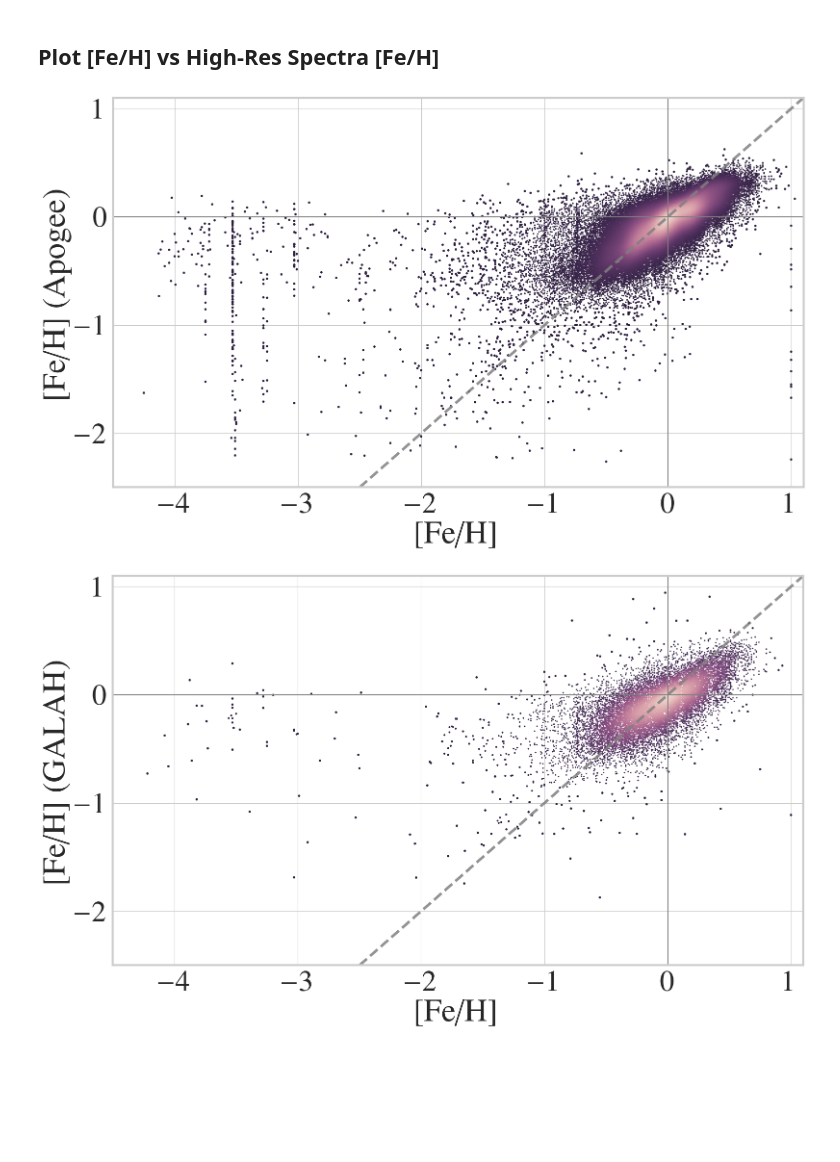
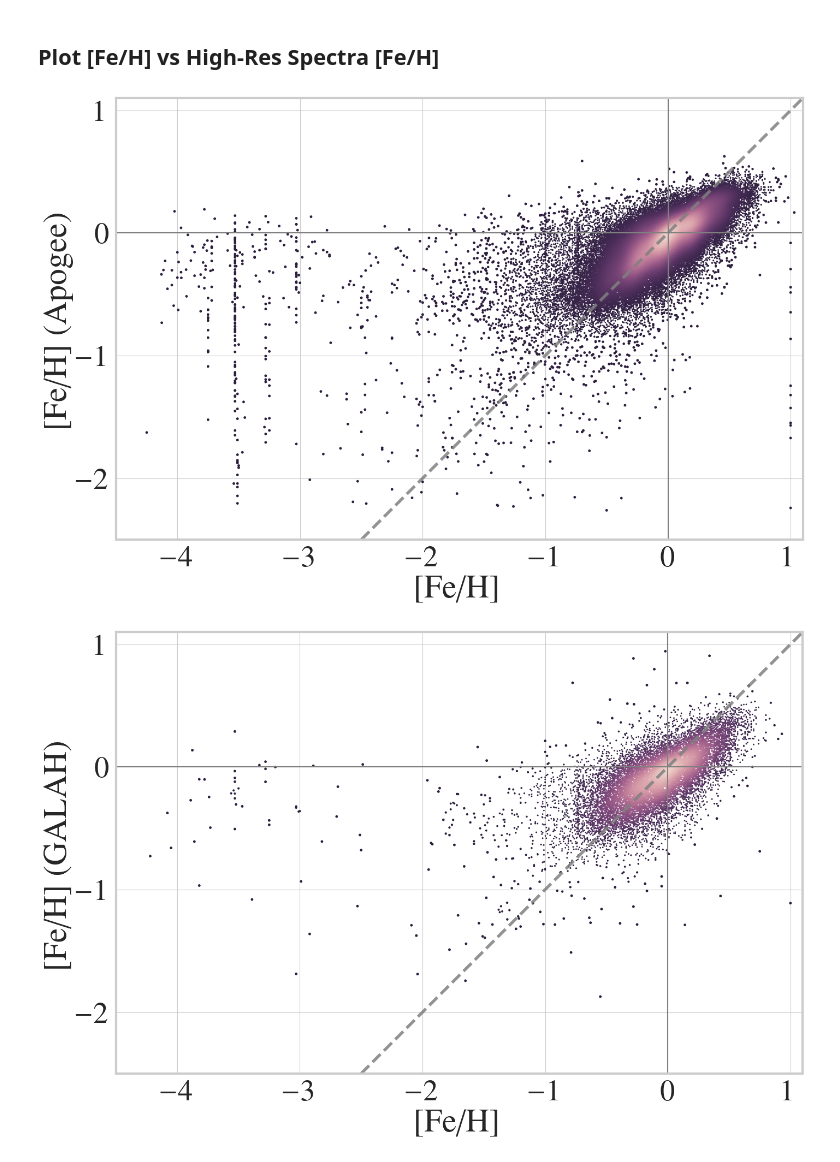
Before and after one commit to ChrisBoettner/plato, a Jupyter notebook: notebooks/A_metallicity_comparison.ipynb, the cells around one changed output. Cells and saved outputs as stored; diff of their text form; code cells hidden in the pictures; blank space fills up the shorter version.

```diff
--- a/notebooks/A_metallicity_comparison.ipynb
+++ b/notebooks/A_metallicity_comparison.ipynb
@@ -45,6 +45,7 @@ for dataset, name in {"_apogee": "(Apogee)", "_galah": "(GALAH)"}.items():
         cmap=get_palette(as_cmap=True, reverse=True),
         linewidth=0,
         s=np.clip(np.sqrt(1 / kernel), 4, 12),
+        rasterized=True,
     )
     xlim = (-4.5, 1.1)
     ylim = (-2.5, 1.1)
@@ -53,32 +54,33 @@ for dataset, name in {"_apogee": "(Apogee)", "_galah": "(GALAH)"}.items():
         0,
         color="grey",
         linewidth=1.5,
     )
     metallicity_scatter.axhline(
         0,
         color="grey",
         linewidth=1.5,
     )
     metallicity_scatter.plot(
         [ylim[0], xlim[1]],
         [ylim[0], xlim[1]],
         color="grey",
         linewidth=4,
         linestyle="--",
         alpha=0.85,
         rasterized=True,
     )
 
     metallicity_scatter.set_xlim(xlim)
     metallicity_scatter.set_ylim(ylim)
     metallicity_scatter.set_ylabel(f"[Fe/H] {name}")
+    metallicity_scatter.set_aspect("equal")
 
     FigureProcessor(metallicity_scatter).save(
         f"metallicity_scatterplot{dataset}.pdf",
         figure_directory=figure_directory,
         save=save,
     )
     plt.show()
 # %% [output]
-[figure, old version]
+[figure, new version]
-[figure, old version]
+[figure, new version]
```
Also changed, not shown: 20 other files.
